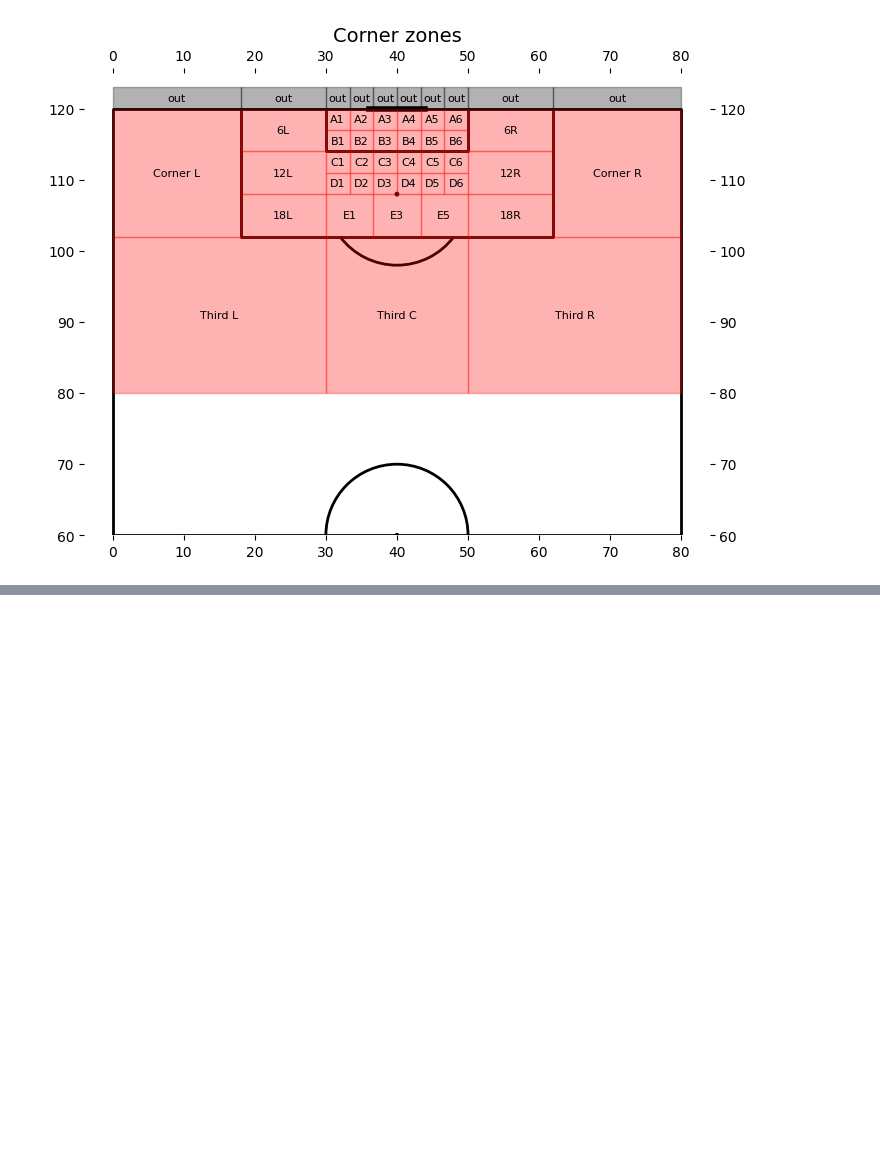
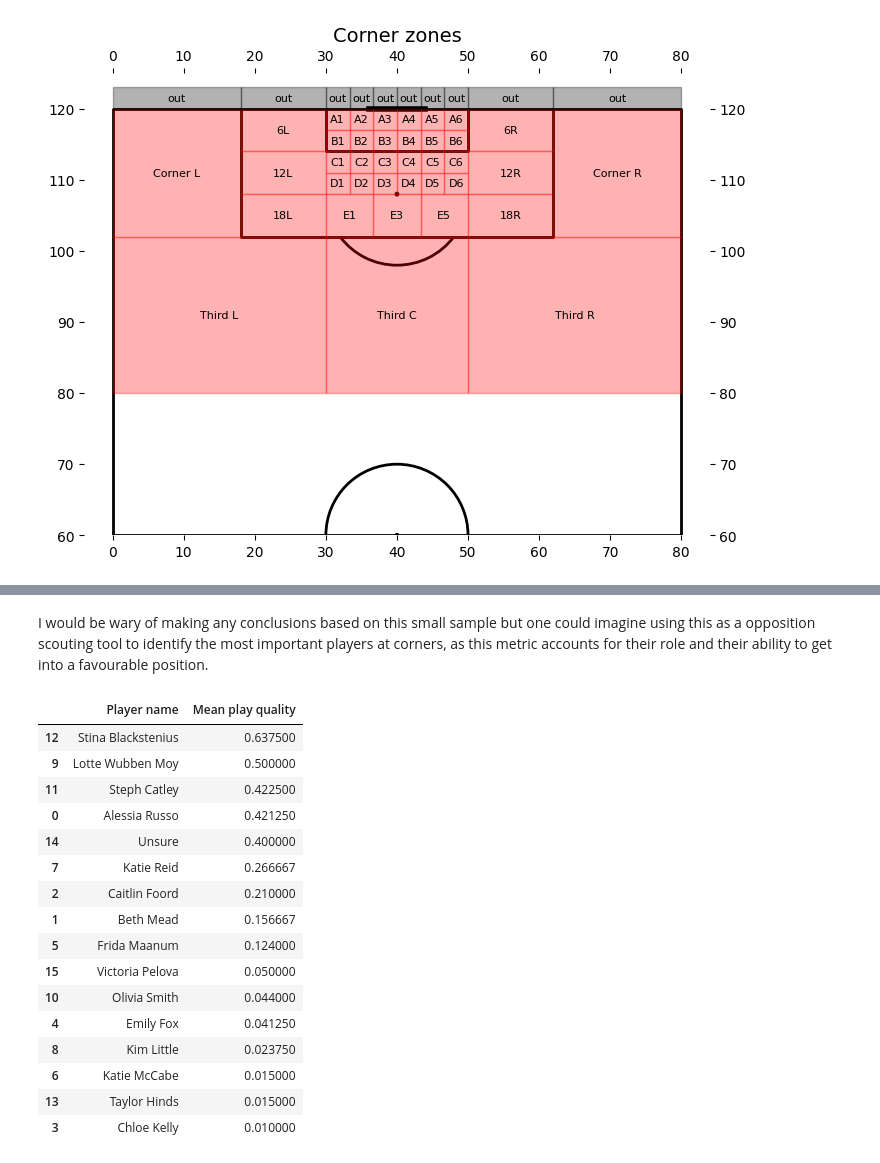
Before and after one commit to gsheir/arsenal_corners, a Jupyter notebook: corner_analysis.ipynb, the cells around one changed output, grey strips where cells are left out. Saved outputs shown, nothing was run; the diff lists cells and outputs as text; code cells hidden in the pictures; blank space fills up the shorter version.

```diff
--- a/corner_analysis.ipynb
+++ b/corner_analysis.ipynb
@@ -362,0 +461,28 @@ ax[1].add_patch(arrow_2)
+# %% [markdown]
+I would be wary of making any conclusions based on this small sample but one could imagine using this as a opposition scouting tool to identify the most important players at corners, as this metric accounts for their role and their ability to get into a favourable position.
+# %%
+mean_player_play_quality = (
+    players.groupby("Player name")["Play quality"]
+    .mean()
+    .reset_index(name="Mean play quality")
+    .sort_values(by="Mean play quality", ascending=False)
+)
+mean_player_play_quality
+# %% [output]
+|  | Player name | Mean play quality |
+| 12 | Stina Blackstenius | 0.637500 |
+| 9 | Lotte Wubben Moy | 0.500000 |
+| 11 | Steph Catley | 0.422500 |
+| 0 | Alessia Russo | 0.421250 |
+| 14 | Unsure | 0.400000 |
+| 7 | Katie Reid | 0.266667 |
+| 2 | Caitlin Foord | 0.210000 |
+| 1 | Beth Mead | 0.156667 |
+| 5 | Frida Maanum | 0.124000 |
+| 15 | Victoria Pelova | 0.050000 |
+| 10 | Olivia Smith | 0.044000 |
+| 4 | Emily Fox | 0.041250 |
+| 8 | Kim Little | 0.023750 |
+| 6 | Katie McCabe | 0.015000 |
+| 13 | Taylor Hinds | 0.015000 |
+| 3 | Chloe Kelly | 0.010000 |
```
Also changed, not shown: parts of 10 cells of this notebook, 1 other file.
